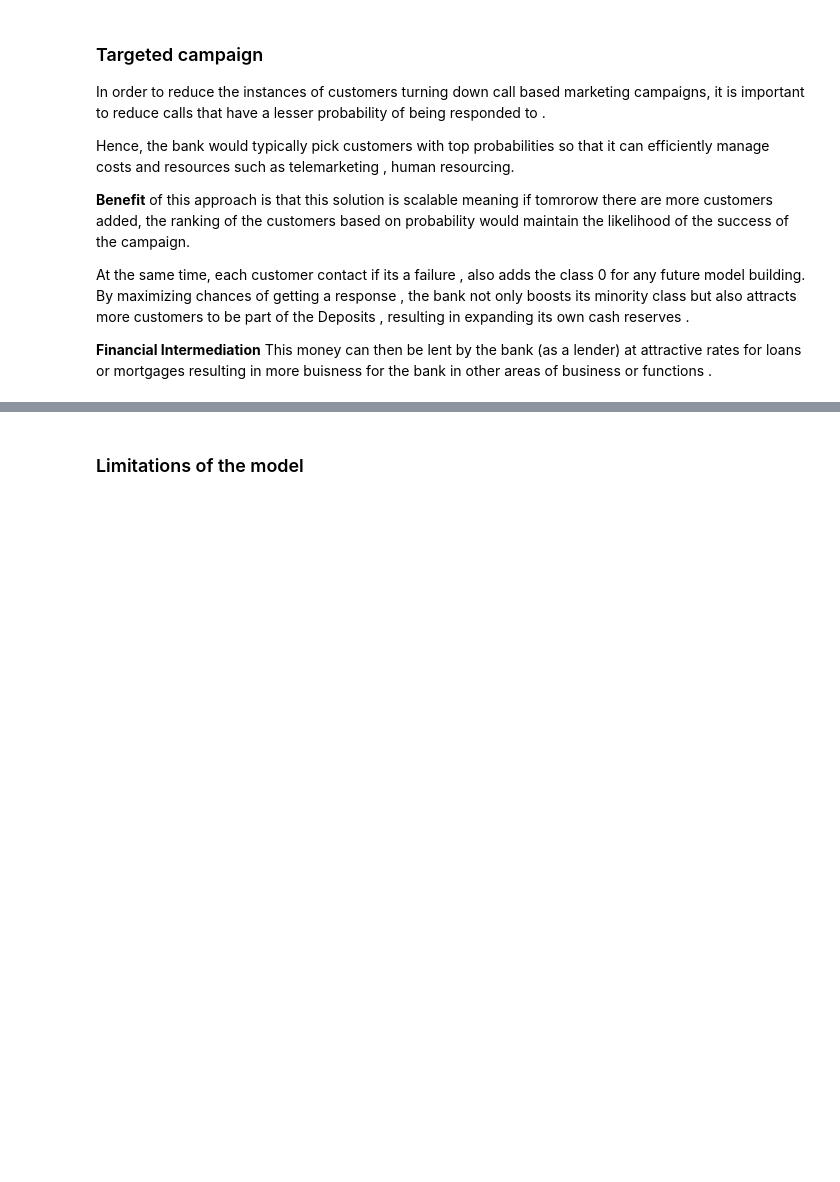
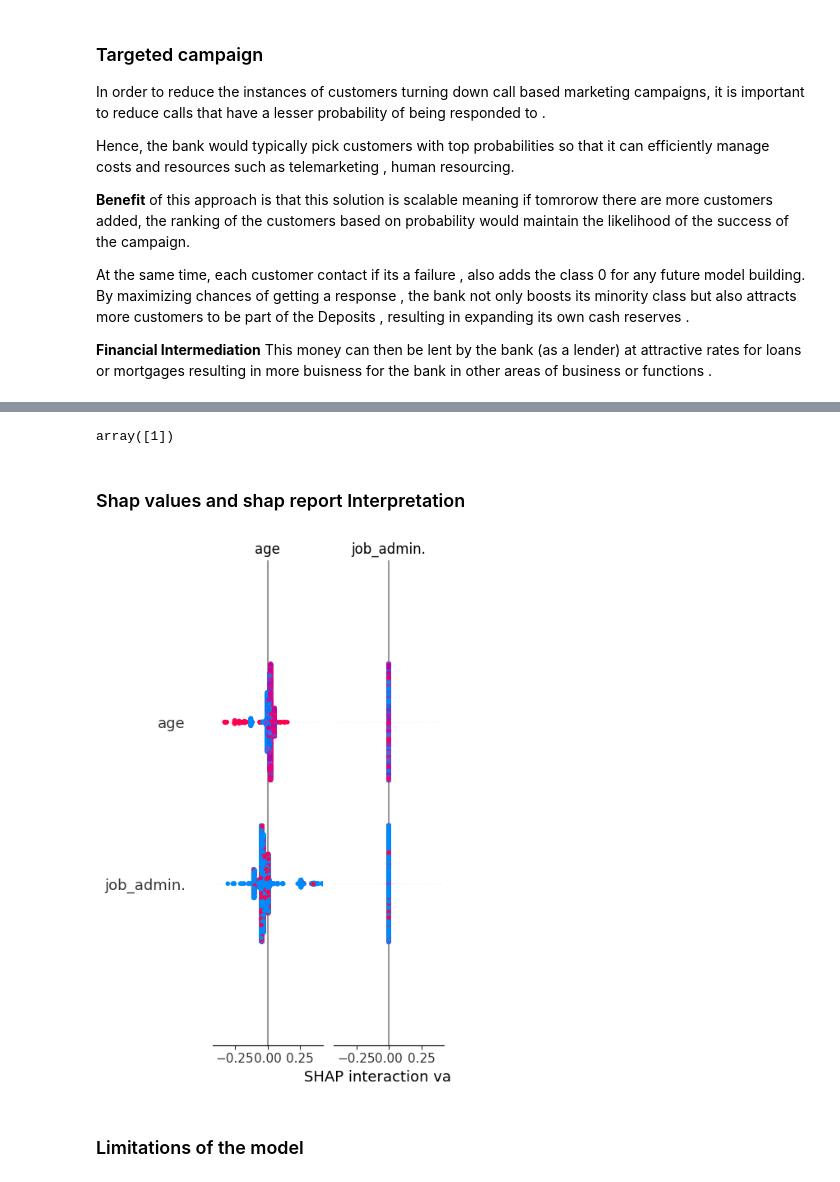
Before and after one commit to Subroy1/MarketingCampaign_ComparingClassifiers, a Jupyter notebook: prompt_III_Assignment17_1.ipynb, the cells around one changed output, grey strips where cells are left out. Drawn from its saved outputs; the diff is of its cells as text; code cells hidden in the pictures; blank space fills up the shorter version.

```diff
--- a/prompt_III_Assignment17_1.ipynb
+++ b/prompt_III_Assignment17_1.ipynb
@@ -1047,3 +1144,31 @@ probable_customers.head(500)
+# %%
+# Construct a dataframe for my attributes for example
+sample_df = pd.DataFrame({
+    'job': ['services'],
+    'marital': ['married'],
+    'education': ['university.degree'],
+    'default': ['no'],
+    'housing': ['yes'],
+    'loan': ['no'],
+    'age': ['44']})
+# Make a prediction with a sample df of features used from bank dataset used in above models for features
+final_model.predict(sample_df)
+#Comes that I might accept opening term-deposit which is not incorrect given I do hold term deposits with my bank.
+# %% [output]
+array([1])
+# %% [markdown]
+### Shap values and shap report Interpretation
+# %%
+import shap
+# Use SHAP's TreeExplainer for decision tree classifier
+explainer = shap.TreeExplainer(final_model.named_steps["model"],X_train)
+
+# Compute SHAP values for the test set
+shap_values = explainer.shap_values(X_test)
+
+shap.summary_plot(shap_values, X_test)
+# %% [output]
+[figure, added]
 # %% [markdown]
 ### Limitations of the model
 # %% [markdown]
```
Also changed, not shown: parts of 26 cells of this notebook.
